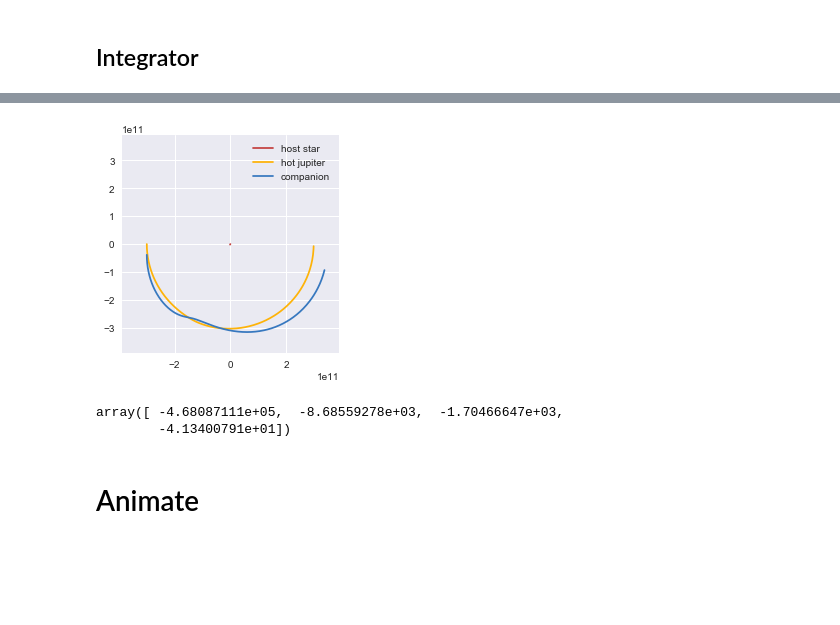
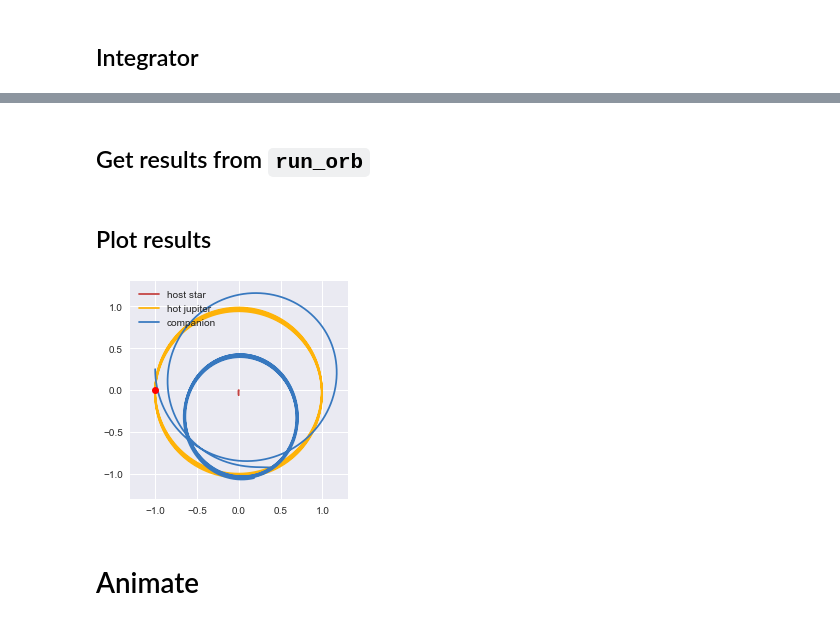
Before and after one commit to icweaver/moon-orbit, a Jupyter notebook: orbit.ipynb, the cells around one changed output, grey strips where cells are left out. Saved outputs shown, nothing was run; the diff lists cells and outputs as text; code cells hidden in the pictures; blank space fills up the shorter version.

```diff
--- a/orbit.ipynb
+++ b/orbit.ipynb
@@ -20,6 +20,8 @@ G         = (1 * c.G).cgs.value
 AU        = (1 * u.au).cgs.value
 year      = (1 * u.year).cgs.value
 day       = (1 * u.day).cgs.value
+earth_v   = (30 * u.km/u.s).value
+moon_v    = (1 * u.km/u.s).cgs.value
 # %% [markdown]
 ## Derivatives
 # %% [markdown]
@@ -118,37 +147,57 @@ while (t <= tmax):
+# %% [markdown]
+## Get results from `run_orb`
+# %%
+# mass ratio
+q              = 0.001
+# primary
+host_mass      = solMass
+# secondary
+scndry_mass = jupMass
+scndry_x       = -0.02*AU
+# companion
+cmpn_x         = 0.00 * AU
+cmpn_y         = 0.005 * AU
+cmpn_vy        = moon_v
+# time options
+t_frac         = 5
+f              = -2
+# run simulation
+m1_coord, m2_coord, m3_coord = run_orb(q, host_mass, secondary_mass, scndry_x, \
+            cmpn_x, cmpn_y, cmpn_vy, t_frac, f)
+# %% [markdown]
+## Plot results
 # %%
 fig, ax = plt.subplots(1,1)
 
 colors = ["reddish", "amber", "windows blue"]#, "faded green", "dusty purple"]
 sns.set_palette(sns.xkcd_palette(colors))
 
 ax.set_aspect("equal")
 
-x_1 = m1_coord[:,0]
-y_1 = m1_coord[:,1]
-x_2 = m2_coord[:,0]
-y_2 = m2_coord[:,1]
-x_3 = m3_coord[:,0]
-y_3 = m3_coord[:,1]
+L = np.abs(m2_coord[0][0])
+
+x_1 = m1_coord[:,0] / L
+y_1 = m1_coord[:,1] / L
+x_2 = m2_coord[:,0] / L
+y_2 = m2_coord[:,1] / L
+x_3 = m3_coord[:,0] / L
+y_3 = m3_coord[:,1] / L
 
 ax.plot(x_1, y_1, label='host star')
 ax.plot(x_2, y_2, label='hot jupiter')
 ax.plot(x_3, y_3, label='companion')
+ax.plot(x_2[0], y_2[0], 'ro')
 
 #ax.plot(x_3[100]/AU, y_3[100]/AU, 'ro')
 
 lim = 1.3*np.abs(x_2[0])
 ax.set_xlim(-lim, lim)
 ax.set_ylim(-lim, lim)
-ax.legend()
+ax.legend(loc='best')
 
 plt.show()
 # %% [output]
-[figure, old version]
+[figure, new version]
-# %%
-m1_list[:][3]
-# %% [output]
-array([ -4.68087111e+05,  -8.68559278e+03,  -1.70466647e+03,
-        -4.13400791e+01])
 # %% [markdown]
 # Animate
 # %%
```
Also changed, not shown: parts of 7 cells of this notebook.
